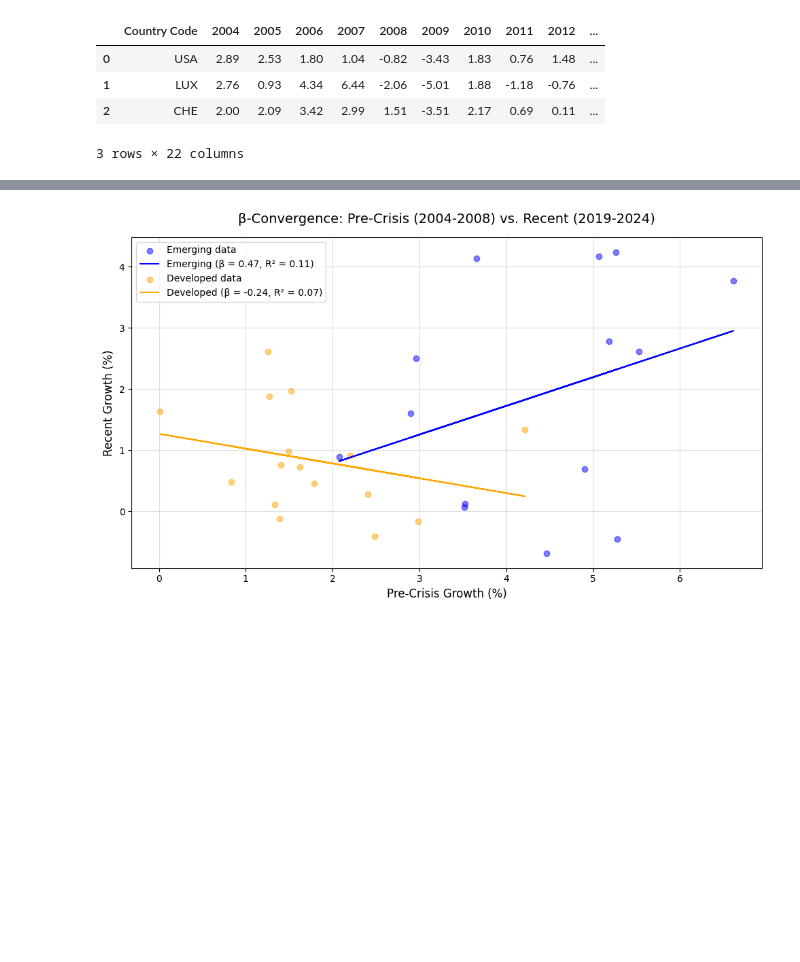
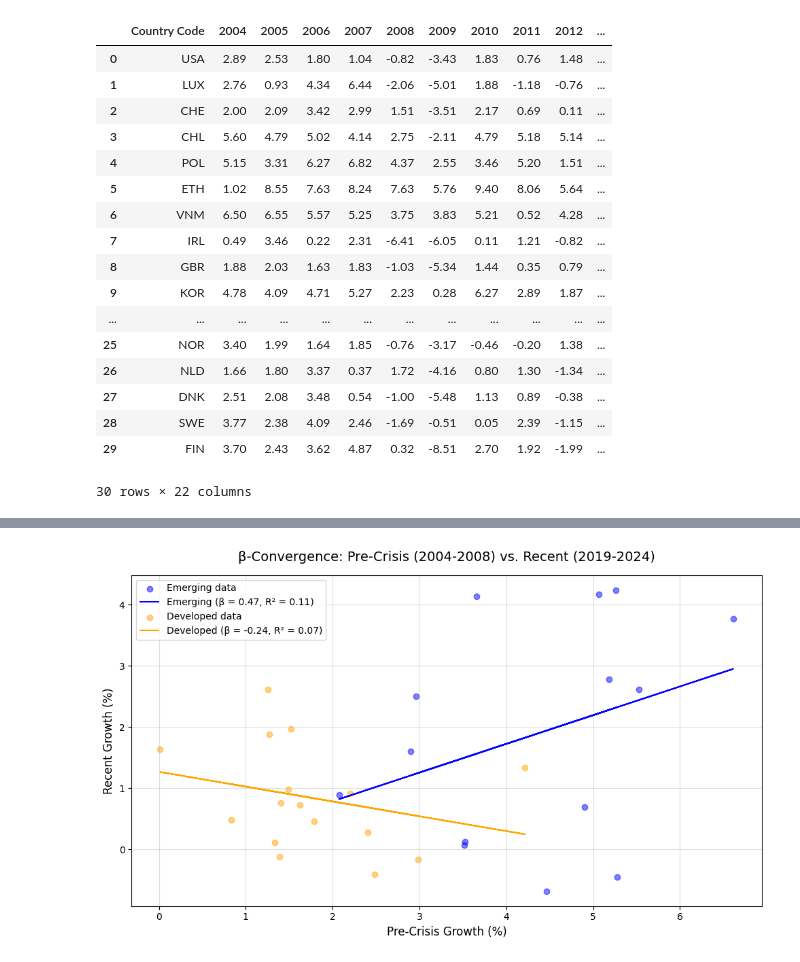
Before and after one commit to sergioiglesias1/myportfolio, a Jupyter notebook: beta_convergence_project.ipynb, the cells around one changed output, grey strips where cells are left out. Drawn from its saved outputs; the diff is of its cells as text; code cells hidden in the pictures; blank space fills up the shorter version.

```diff
--- a/beta_convergence_project.ipynb
+++ b/beta_convergence_project.ipynb
@@ -8,15 +8,28 @@ from sklearn.metrics import r2_score
 # %%
 # Define, clean and partitionate the data
 df_wdi = pd.read_csv(r"C:\Users\Usuario\Downloads\gdp_perc_growth_2004_2024.csv", sep=";", decimal=',')
 df_wdi = df_wdi.dropna()
 df_wdi.columns = [col.split(' [')[0] if ' [' in col else col for col in df_wdi.columns]
-df_wdi.head(3)
+df_wdi
 # %% [output]
 |  | Country Code | 2004 | 2005 | 2006 | 2007 | 2008 | 2009 | 2010 | 2011 | 2012 | ... |
 | 0 | USA | 2.89 | 2.53 | 1.80 | 1.04 | -0.82 | -3.43 | 1.83 | 0.76 | 1.48 | ... |
 | 1 | LUX | 2.76 | 0.93 | 4.34 | 6.44 | -2.06 | -5.01 | 1.88 | -1.18 | -0.76 | ... |
 | 2 | CHE | 2.00 | 2.09 | 3.42 | 2.99 | 1.51 | -3.51 | 2.17 | 0.69 | 0.11 | ... |
+| 3 | CHL | 5.60 | 4.79 | 5.02 | 4.14 | 2.75 | -2.11 | 4.79 | 5.18 | 5.14 | ... |
+| 4 | POL | 5.15 | 3.31 | 6.27 | 6.82 | 4.37 | 2.55 | 3.46 | 5.20 | 1.51 | ... |
+| 5 | ETH | 1.02 | 8.55 | 7.63 | 8.24 | 7.63 | 5.76 | 9.40 | 8.06 | 5.64 | ... |
+| 6 | VNM | 6.50 | 6.55 | 5.57 | 5.25 | 3.75 | 3.83 | 5.21 | 0.52 | 4.28 | ... |
+| 7 | IRL | 0.49 | 3.46 | 0.22 | 2.31 | -6.41 | -6.05 | 0.11 | 1.21 | -0.82 | ... |
+| 8 | GBR | 1.88 | 2.03 | 1.63 | 1.83 | -1.03 | -5.34 | 1.44 | 0.35 | 0.79 | ... |
+| 9 | KOR | 4.78 | 4.09 | 4.71 | 5.27 | 2.23 | 0.28 | 6.27 | 2.89 | 1.87 | ... |
+| ... | ... | ... | ... | ... | ... | ... | ... | ... | ... | ... | ... |
+| 25 | NOR | 3.40 | 1.99 | 1.64 | 1.85 | -0.76 | -3.17 | -0.46 | -0.20 | 1.38 | ... |
+| 26 | NLD | 1.66 | 1.80 | 3.37 | 0.37 | 1.72 | -4.16 | 0.80 | 1.30 | -1.34 | ... |
+| 27 | DNK | 2.51 | 2.08 | 3.48 | 0.54 | -1.00 | -5.48 | 1.13 | 0.89 | -0.38 | ... |
+| 28 | SWE | 3.77 | 2.38 | 4.09 | 2.46 | -1.69 | -0.51 | 0.05 | 2.39 | -1.15 | ... |
+| 29 | FIN | 3.70 | 2.43 | 3.62 | 4.87 | 0.32 | -8.51 | 2.70 | 1.92 | -1.99 | ... |
-3 rows × 22 columns
+30 rows × 22 columns
 # %%
 # Data partitioning in groups
 df_wdi['Pre_Crisis_Growth (2004-2008)'] = df_wdi.loc[:, '2004':'2008'].mean(axis=1, skipna=True)
```
Also changed, not shown: parts of 1 cell of this notebook.
